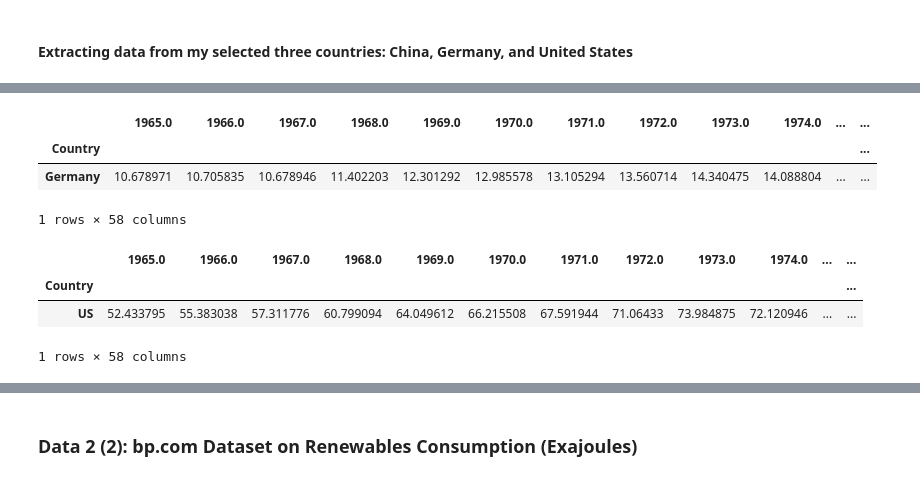
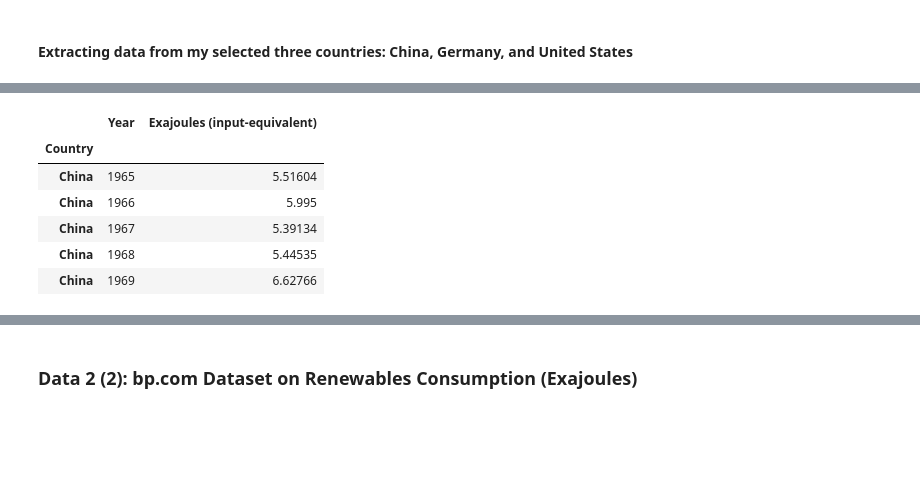
Before and after one commit to yuyhong23/ETL_Project, a Jupyter notebook: ETL_PROJECT.ipynb, the cells around one changed output, grey strips where cells are left out. Saved outputs shown, nothing was run; the diff lists cells and outputs as text; code cells hidden in the pictures; blank space fills up the shorter version.

```diff
--- a/ETL_PROJECT.ipynb
+++ b/ETL_PROJECT.ipynb
@@ -360,22 +349,42 @@ bp_ec_china.head()
-# %%
-# Extracting Germany's data
-# Reset index to "Country"
-bp_ec_germany = bp_ec_countries[bp_ec_countries["Country"]=="Germany"]
-bp_ec_germany.set_index("Country", inplace=True)
-bp_ec_germany.head()
-# %% [output]
-|  | 1965.0 | 1966.0 | 1967.0 | 1968.0 | 1969.0 | 1970.0 | 1971.0 | 1972.0 | 1973.0 | 1974.0 | ... | ... |
-| Country |  |  |  |  |  |  |  |  |  |  |  | ... |
-| Germany | 10.678971 | 10.705835 | 10.678946 | 11.402203 | 12.301292 | 12.985578 | 13.105294 | 13.560714 | 14.340475 | 14.088804 | ... | ... |
-1 rows × 58 columns
-# %%
-# Extracting USA's data
-# Reset index to "Country"
-bp_ec_usa = bp_ec_countries[bp_ec_countries["Country"]=="US"]
-bp_ec_usa.set_index("Country", inplace=True)
-bp_ec_usa.head()
-# %% [output]
-|  | 1965.0 | 1966.0 | 1967.0 | 1968.0 | 1969.0 | 1970.0 | 1971.0 | 1972.0 | 1973.0 | 1974.0 | ... | ... |
-| Country |  |  |  |  |  |  |  |  |  |  |  | ... |
-| US | 52.433795 | 55.383038 | 57.311776 | 60.799094 | 64.049612 | 66.215508 | 67.591944 | 71.06433 | 73.984875 | 72.120946 | ... | ... |
-1 rows × 58 columns
+# %%
+# Extracting China's data
+# Reset index to "Country"
+# Rearrange display method
+bp_ec_china = bp_ec_countries[bp_ec_countries["Country"]=="China"]
+bp_ec_china.reset_index(inplace=True)
+bp_ec_china = bp_ec_china.T
+bp_ec_china.head()
+
+# Reset index
+bp_ec_china.reset_index(inplace=True)
+bp_ec_china.head()
+
+# Drop the first two rows and rename the columns
+bp_ec_china = bp_ec_china.drop([0,1])
+bp_ec_china = bp_ec_china.rename(columns={"index":"Year",
+                                        0:"Exajoules (input-equivalent)"})
+bp_ec_china.head()
+
+# Find the lens of the data
+len(bp_ec_china)
+
+# Use the len number to multiply the "China" to create a column of country name
+# Add the country column to the dataframe
+# Reset index
+china_name = ["China"] * len(bp_ec_china)
+bp_ec_china["Country"] = china_name
+bp_ec_china.reset_index(inplace=True)
+bp_ec_china.head()
+
+# Delete the index and set index to country
+del bp_ec_china["index"]
+bp_ec_china.set_index("Country", inplace=True)
+bp_ec_china.head()
+# %% [output]
+|  | Year | Exajoules (input-equivalent) |
+| Country |  |  |
+| China | 1965 | 5.51604 |
+| China | 1966 | 5.995 |
+| China | 1967 | 5.39134 |
+| China | 1968 | 5.44535 |
+| China | 1969 | 6.62766 |
```
Also changed, not shown: parts of 13 cells of this notebook.
